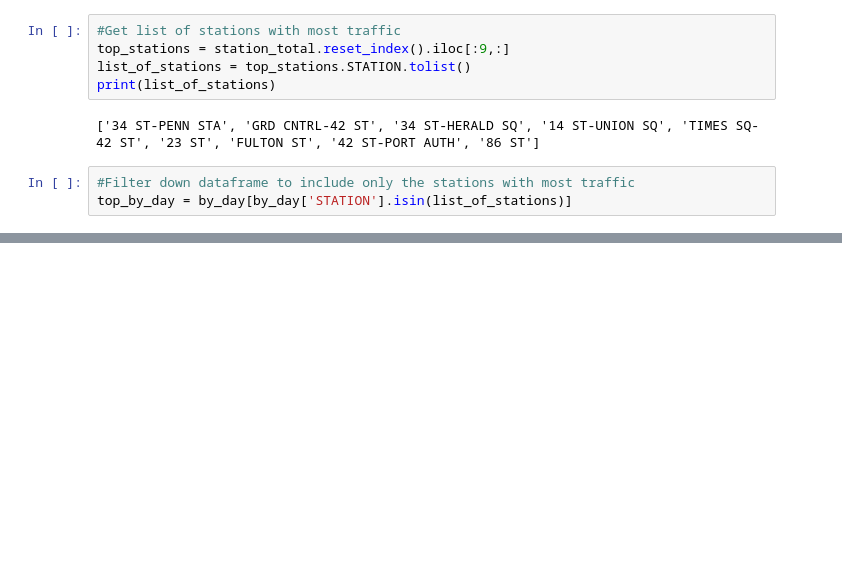
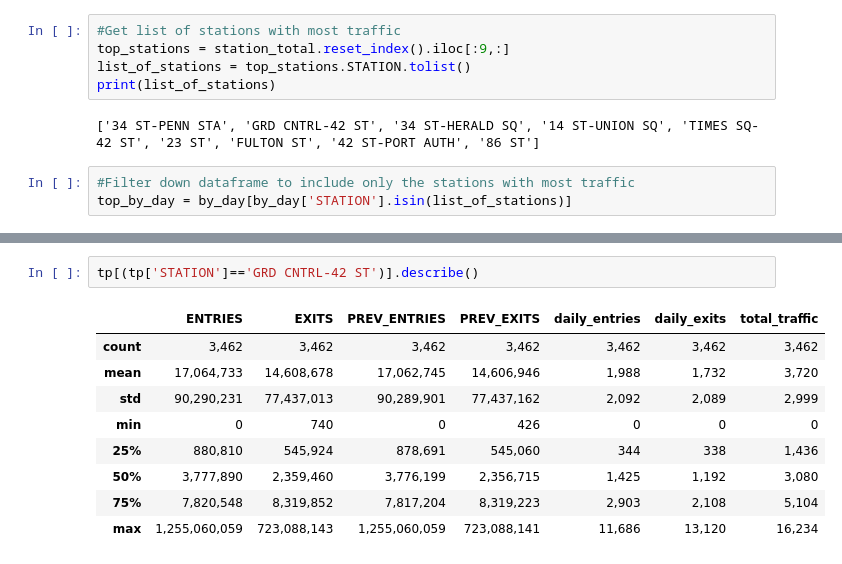
Before and after one commit to peterilhardt/MTA_turnstiles, a Jupyter notebook: MVP.ipynb, the cells around one changed output, grey strips where cells are left out. Cells and saved outputs as stored; diff of their text form; blank space fills up the shorter version.

```diff
--- a/MVP.ipynb
+++ b/MVP.ipynb
@@ -93,0 +151,12 @@ sns.despine()
+# %%
+tp[(tp['STATION']=='GRD CNTRL-42 ST')].describe()
+# %% [output]
+|  | ENTRIES | EXITS | PREV_ENTRIES | PREV_EXITS | daily_entries | daily_exits | total_traffic |
+| count | 3,462 | 3,462 | 3,462 | 3,462 | 3,462 | 3,462 | 3,462 |
+| mean | 17,064,733 | 14,608,678 | 17,062,745 | 14,606,946 | 1,988 | 1,732 | 3,720 |
+| std | 90,290,231 | 77,437,013 | 90,289,901 | 77,437,162 | 2,092 | 2,089 | 2,999 |
+| min | 0 | 740 | 0 | 426 | 0 | 0 | 0 |
+| 25% | 880,810 | 545,924 | 878,691 | 545,060 | 344 | 338 | 1,436 |
+| 50% | 3,777,890 | 2,359,460 | 3,776,199 | 2,356,715 | 1,425 | 1,192 | 3,080 |
+| 75% | 7,820,548 | 8,319,852 | 7,817,204 | 8,319,223 | 2,903 | 2,108 | 5,104 |
+| max | 1,255,060,059 | 723,088,143 | 1,255,060,059 | 723,088,141 | 11,686 | 13,120 | 16,234 |
```
Also changed, not shown: parts of 11 cells of this notebook, 1 other file.
